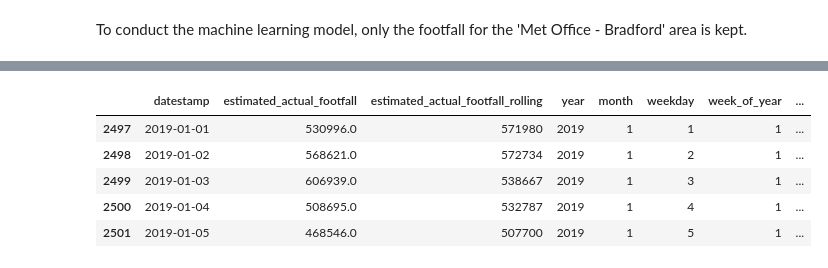
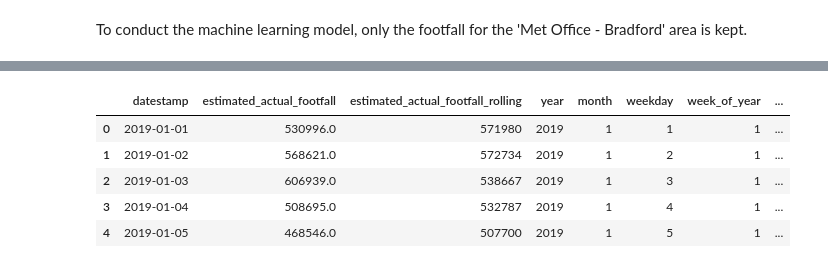
Before and after one commit to MarionC749/LIDA-Footfall-Bradford2025, a Jupyter notebook: 1- Footfall-Clean-EDA-Distribution.ipynb, the cells around one changed output, grey strips where cells are left out. Cells and saved outputs as stored; diff of their text form; code cells hidden in the pictures.

```diff
--- a/1- Footfall-Clean-EDA-Distribution.ipynb
+++ b/1- Footfall-Clean-EDA-Distribution.ipynb
@@ -51,7 +45,7 @@ memory usage: 140.4+ KB
 # %%
 #Load footfall data for the 'Met Office - Bradford' area
-footfall_MetOf = pd.read_csv(r"C:\Users\qxnq723\Desktop\Project 1\HUQ Data\footfall-MetOffice.csv")
-footfall_MetOf.info()
+footfall = pd.read_csv(r"C:\Users\qxnq723\Desktop\Project 1\HUQ Data\footfall-MetOffice.csv")
+footfall.info()
 # %% [output]
 <class 'pandas.core.frame.DataFrame'>
 RangeIndex: 2470 entries, 0 to 2469
@@ -70,4 +64,4 @@ dtypes: float64(3), int64(2), object(3)
 memory usage: 154.5+ KB
 # %%
 #Drop empty columns
-footfall_MetOf = footfall_MetOf.drop(columns=['indexed_signal', 'indexed_signal_rolling'])
+footfall = footfall.drop(columns=['indexed_signal', 'indexed_signal_rolling'])
@@ -108,7 +82,0 @@ Here only the 'Bradford BID' and the 'Met Office - Bradford' areas have daily da
-# %%
-#Keep only areas with daily data: Bradford BID and Met Office areas
-footfall_BID = footfall_mix[footfall_mix['centre_name']== 'Bradford BID']
-
-#And join both together
-footfall = pd.concat([footfall_BID, footfall_MetOf], ignore_index= True)
-footfall.info()
@@ -854,9 +743,9 @@ Compare the percentage footfall counts change between 2024 and 2025 for the whol
 #Calculate the percentage change in daily footfall between the 2 years:
 
 #Create a month-day column
-footfall_Met['month_day'] = footfall_Met['datestamp'].dt.strftime('%m-%d')
+footfall['month_day'] = footfall['datestamp'].dt.strftime('%m-%d')
 #Keep only the 2024 and 2025 data
-footfall_24VS25 = footfall_Met[footfall_Met['year'].isin([2024, 2025])]
+footfall_24VS25 = footfall[footfall['year'].isin([2024, 2025])]
 
 #Create a pivot table
 pivot = footfall_24VS25.pivot(index= 'month_day', columns='year', values='estimated_actual_footfall_rolling')
@@ -919,13 +795,13 @@ footfall_Met.head()
 # %%
 #Drop columns unneeded for analysis
-footfall_Met = footfall_Met.drop(columns=['centre_name', 'geometry', 'month_day'])
-footfall_Met.head()
+footfall_MetOf = footfall.drop(columns=['centre_name', 'geometry', 'month_day'])
+footfall_MetOf.head()
 # %% [output]
 |  | datestamp | estimated_actual_footfall | estimated_actual_footfall_rolling | year | month | weekday | week_of_year | ... |
-| 2497 | 2019-01-01 | 530996.0 | 571980 | 2019 | 1 | 1 | 1 | ... |
-| 2498 | 2019-01-02 | 568621.0 | 572734 | 2019 | 1 | 2 | 1 | ... |
-| 2499 | 2019-01-03 | 606939.0 | 538667 | 2019 | 1 | 3 | 1 | ... |
-| 2500 | 2019-01-04 | 508695.0 | 532787 | 2019 | 1 | 4 | 1 | ... |
-| 2501 | 2019-01-05 | 468546.0 | 507700 | 2019 | 1 | 5 | 1 | ... |
+| 0 | 2019-01-01 | 530996.0 | 571980 | 2019 | 1 | 1 | 1 | ... |
+| 1 | 2019-01-02 | 568621.0 | 572734 | 2019 | 1 | 2 | 1 | ... |
+| 2 | 2019-01-03 | 606939.0 | 538667 | 2019 | 1 | 3 | 1 | ... |
+| 3 | 2019-01-04 | 508695.0 | 532787 | 2019 | 1 | 4 | 1 | ... |
+| 4 | 2019-01-05 | 468546.0 | 507700 | 2019 | 1 | 5 | 1 | ... |
 # %%
 #Save the cleaned dataset
```
Also changed, not shown: parts of 29 cells of this notebook, 2 other files.
